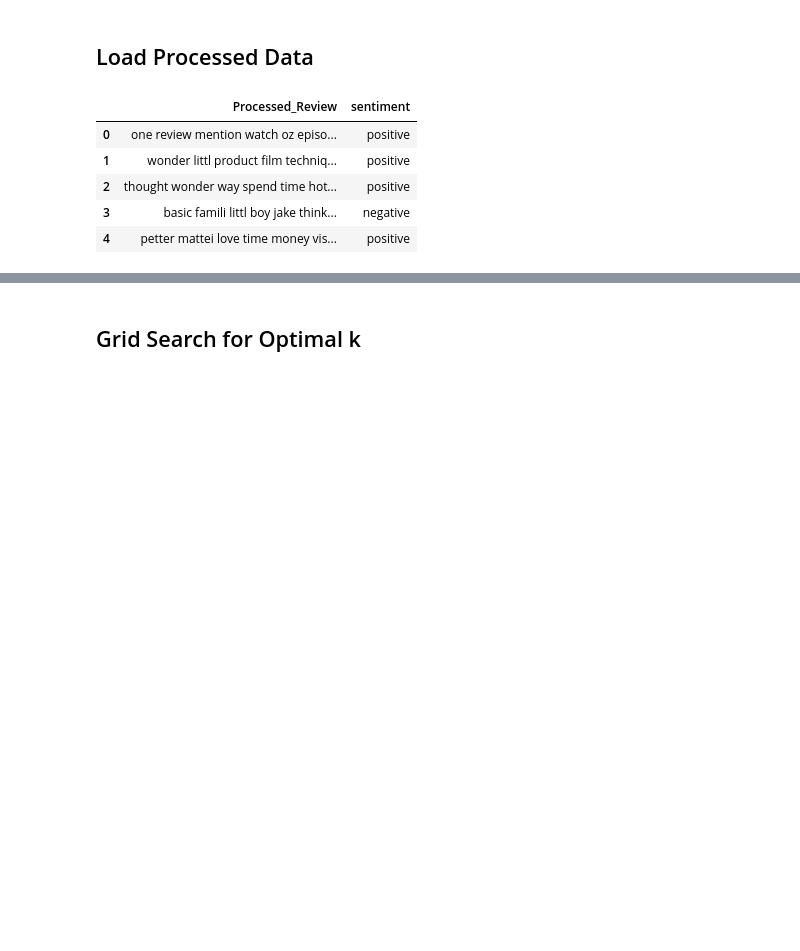
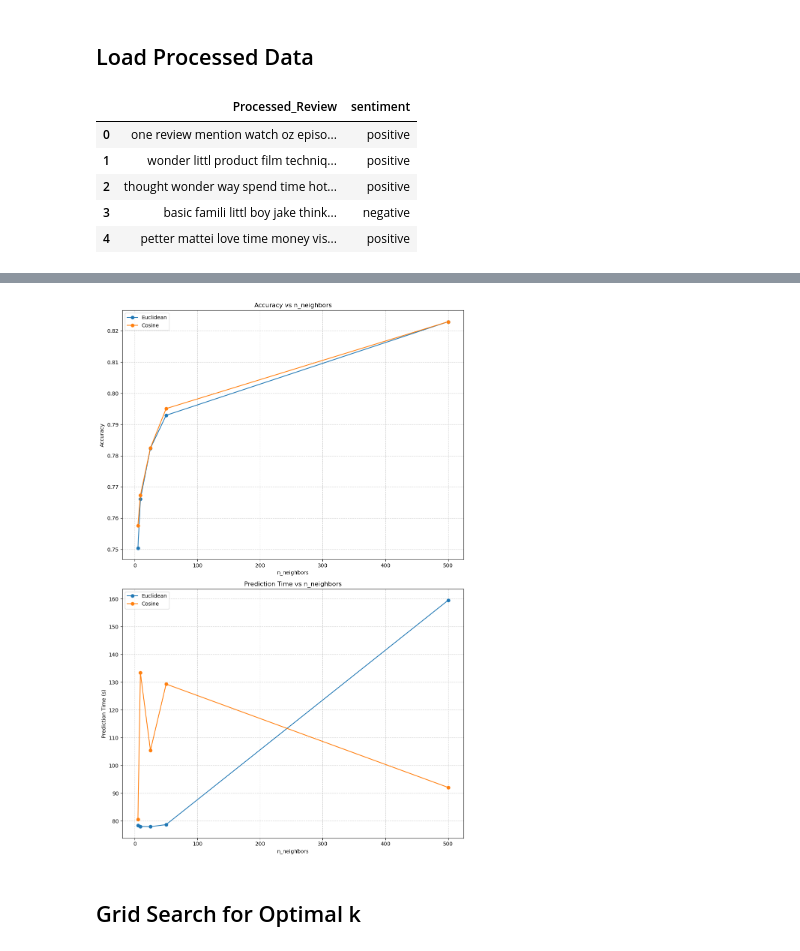
Before and after one commit to PhucLe1725/Group_4-Sentiment_Analysis, a Jupyter notebook: src/python/kNN.ipynb, the cells around one changed output, grey strips where cells are left out. Cells and saved outputs as stored; diff of their text form; code cells hidden in the pictures; blank space fills up the shorter version.

```diff
--- a/src/python/kNN.ipynb
+++ b/src/python/kNN.ipynb
@@ -49,2 +112,49 @@ def minkowski_distance(x1, x2, p=3):
+# %%
+import matplotlib.pyplot as plt
+import pandas as pd
+
+# Dữ liệu được cung cấp
+data = {
+    'n_neighbors': [5, 9, 25, 50, 500] * 2,
+    'metric': ['euclidean'] * 5 + ['cosine'] * 5,
+    'accuracy': [0.750387, 0.766118, 0.782387, 0.792941, 0.822924,
+                 0.757647, 0.767328, 0.782521, 0.795092, 0.822924],
+    'predict_time (s)': [78.445463, 78.0451, 77.944483, 78.685566, 159.460342,
+                         80.569396, 133.361521, 105.409317, 129.290474, 92.073527]
+}
+
+# Chuyển đổi dữ liệu thành DataFrame
+df = pd.DataFrame(data)
+
+# Tách dữ liệu theo metric
+euclidean_df = df[df['metric'] == 'euclidean']
+cosine_df = df[df['metric'] == 'cosine']
+
+# Vẽ các biểu đồ
+fig, axes = plt.subplots(2, 1, figsize=(10, 15))
+
+# Biểu đồ accuracy
+axes[0].plot(euclidean_df['n_neighbors'], euclidean_df['accuracy'], label='Euclidean', marker='o')
+axes[0].plot(cosine_df['n_neighbors'], cosine_df['accuracy'], label='Cosine', marker='o')
+axes[0].set_title('Accuracy vs n_neighbors')
+axes[0].set_xlabel('n_neighbors')
+axes[0].set_ylabel('Accuracy')
+axes[0].legend()
+axes[0].grid(True, linestyle='--', alpha=0.6)
+
+# Biểu đồ predict_time
+axes[1].plot(euclidean_df['n_neighbors'], euclidean_df['predict_time (s)'], label='Euclidean', marker='o')
+axes[1].plot(cosine_df['n_neighbors'], cosine_df['predict_time (s)'], label='Cosine', marker='o')
+axes[1].set_title('Prediction Time vs n_neighbors')
+axes[1].set_xlabel('n_neighbors')
+axes[1].set_ylabel('Prediction Time (s)')
+axes[1].legend()
+axes[1].grid(True, linestyle='--', alpha=0.6)
+
+# Điều chỉnh khoảng cách giữa các biểu đồ
+plt.tight_layout()
+plt.show()
+# %% [output]
+[figure, added]
 # %% [markdown]
 ## Grid Search for Optimal k
```
Also changed, not shown: parts of 8 cells of this notebook.
